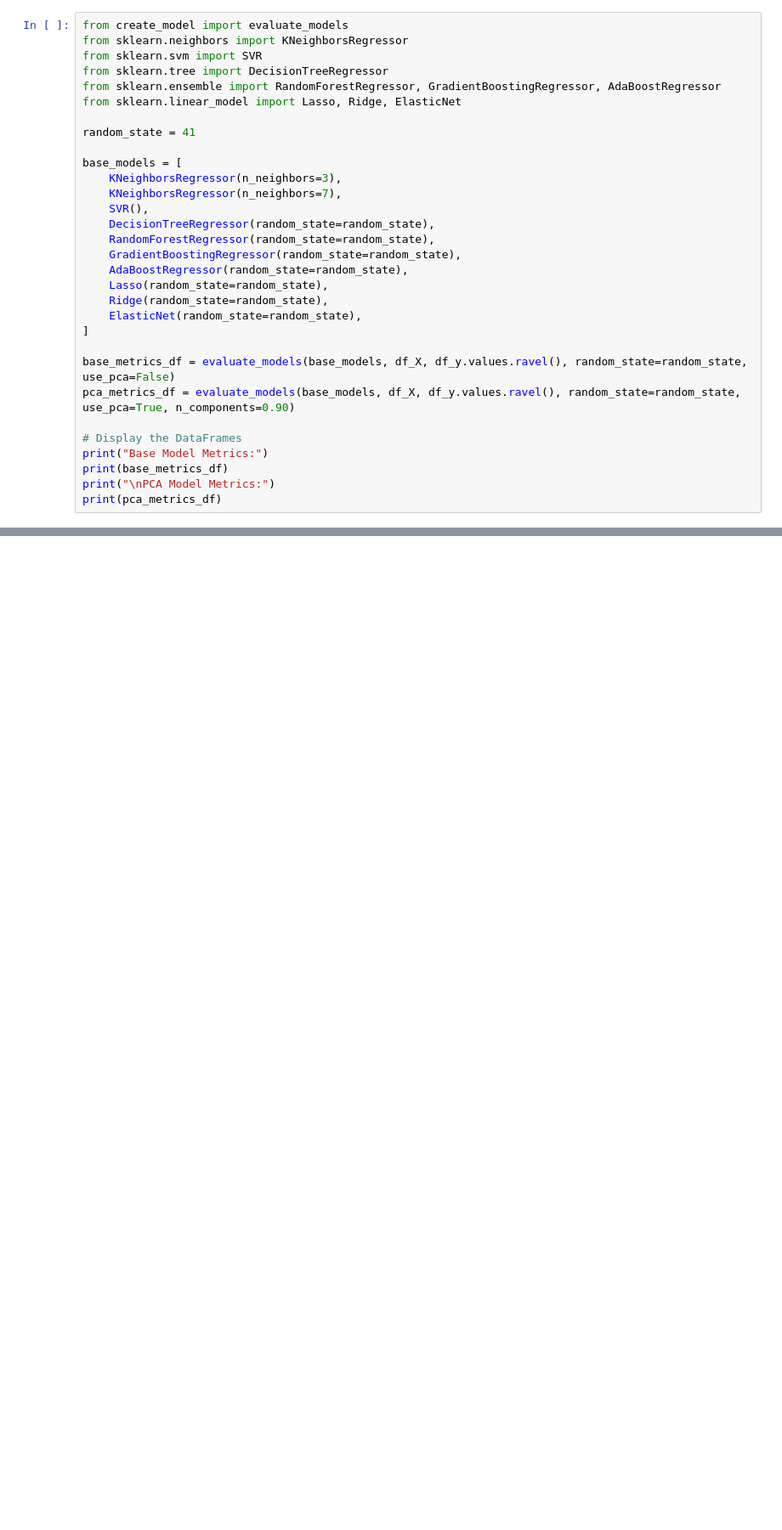
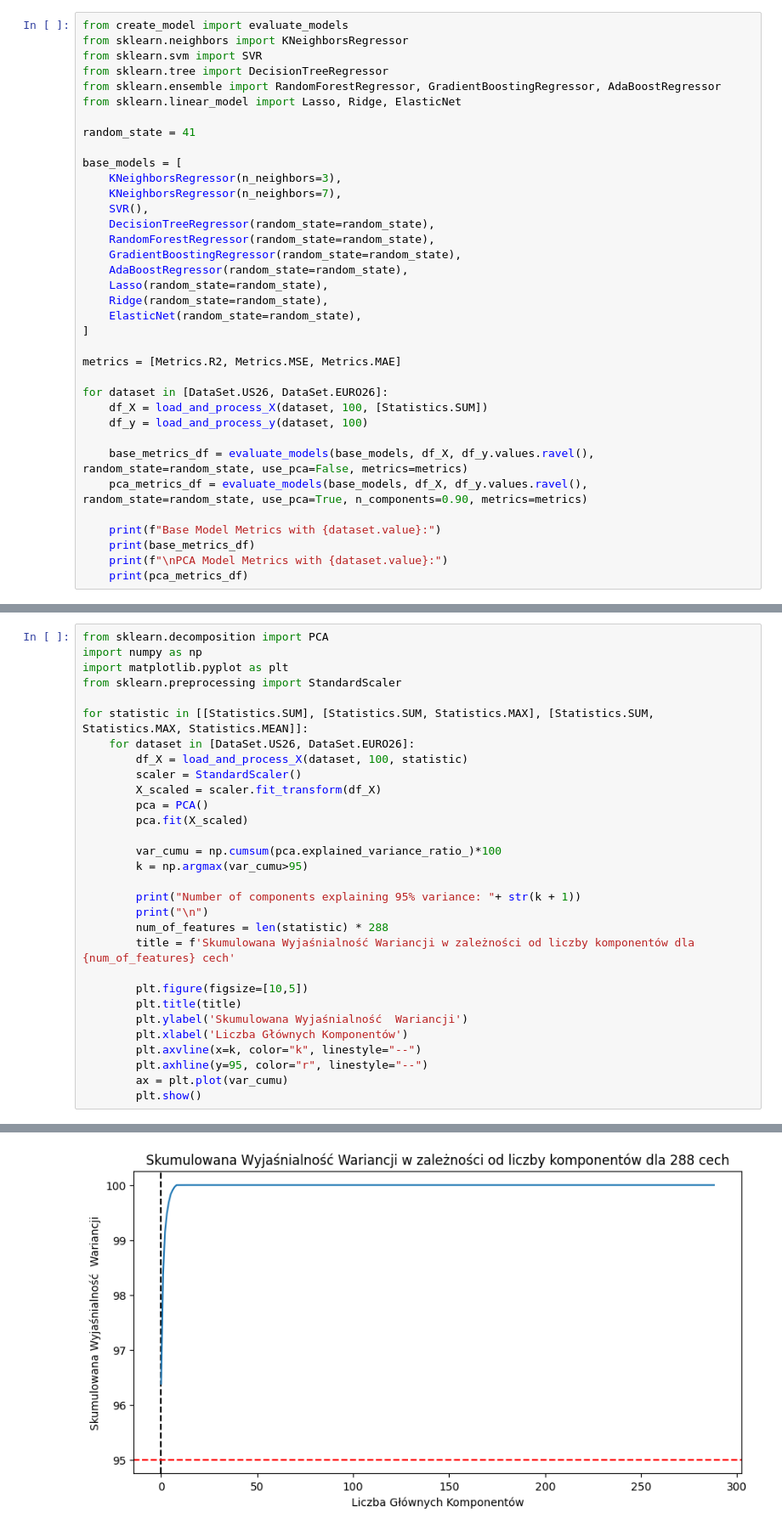
Before and after one commit to rodakrafal/ML, a Jupyter notebook: model_selection.ipynb, the cells around one changed output, grey strips where cells are left out. Shown at 85% size. Saved outputs shown, nothing was run; the diff lists cells and outputs as text; blank space fills up the shorter version.

```diff
--- a/model_selection.ipynb
+++ b/model_selection.ipynb
@@ -29,11 +32,16 @@ base_models = [
     ElasticNet(random_state=random_state),
 ]
 
-base_metrics_df = evaluate_models(base_models, df_X, df_y.values.ravel(), random_state=random_state, use_pca=False)
-pca_metrics_df = evaluate_models(base_models, df_X, df_y.values.ravel(), random_state=random_state, use_pca=True, n_components=0.90)
+metrics = [Metrics.R2, Metrics.MSE, Metrics.MAE]
 
-# Display the DataFrames
-print("Base Model Metrics:")
-print(base_metrics_df)
-print("\nPCA Model Metrics:")
-print(pca_metrics_df)
+for dataset in [DataSet.US26, DataSet.EURO26]:
+    df_X = load_and_process_X(dataset, 100, [Statistics.SUM])
+    df_y = load_and_process_y(dataset, 100)
+
+    base_metrics_df = evaluate_models(base_models, df_X, df_y.values.ravel(), random_state=random_state, use_pca=False, metrics=metrics)
+    pca_metrics_df = evaluate_models(base_models, df_X, df_y.values.ravel(), random_state=random_state, use_pca=True, n_components=0.90, metrics=metrics)
+
+    print(f"Base Model Metrics with {dataset.value}:")
+    print(base_metrics_df)
+    print(f"\nPCA Model Metrics with {dataset.value}:")
+    print(pca_metrics_df)
@@ -77,0 +48,31 @@ Base Model Metrics:
+# %%
+from sklearn.decomposition import PCA
+import numpy as np
+import matplotlib.pyplot as plt
+from sklearn.preprocessing import StandardScaler
+
+for statistic in [[Statistics.SUM], [Statistics.SUM, Statistics.MAX], [Statistics.SUM, Statistics.MAX, Statistics.MEAN]]:
+    for dataset in [DataSet.US26, DataSet.EURO26]:
+        df_X = load_and_process_X(dataset, 100, statistic)
+        scaler = StandardScaler()
+        X_scaled = scaler.fit_transform(df_X)
+        pca = PCA()
+        pca.fit(X_scaled)
+
+        var_cumu = np.cumsum(pca.explained_variance_ratio_)*100
+        k = np.argmax(var_cumu>95)
+
+        print("Number of components explaining 95% variance: "+ str(k + 1))
+        print("\n")
+        num_of_features = len(statistic) * 288
+        title = f'Skumulowana Wyjaśnialność Wariancji w zależności od liczby komponentów dla {num_of_features} cech'
+
+        plt.figure(figsize=[10,5])
+        plt.title(title)
+        plt.ylabel('Skumulowana Wyjaśnialność  Wariancji')
+        plt.xlabel('Liczba Głównych Komponentów')
+        plt.axvline(x=k, color="k", linestyle="--")
+        plt.axhline(y=95, color="r", linestyle="--")
+        ax = plt.plot(var_cumu)
+        plt.show()
+# %% [output]
@@ -77,0 +81 @@ Base Model Metrics:
+[figure, added]
```
Also changed, not shown: parts of 10 cells of this notebook, 43 other files.
